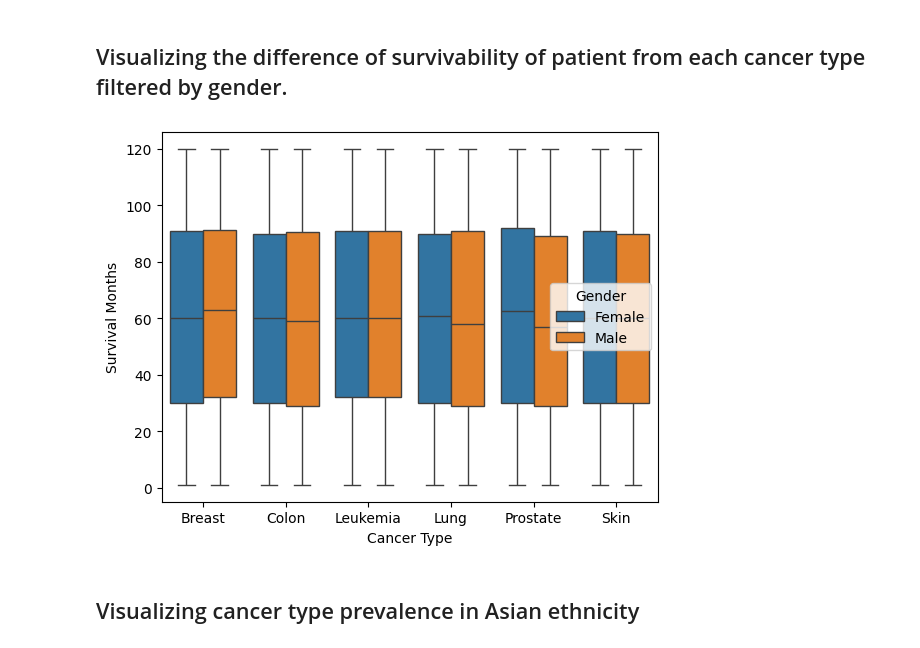
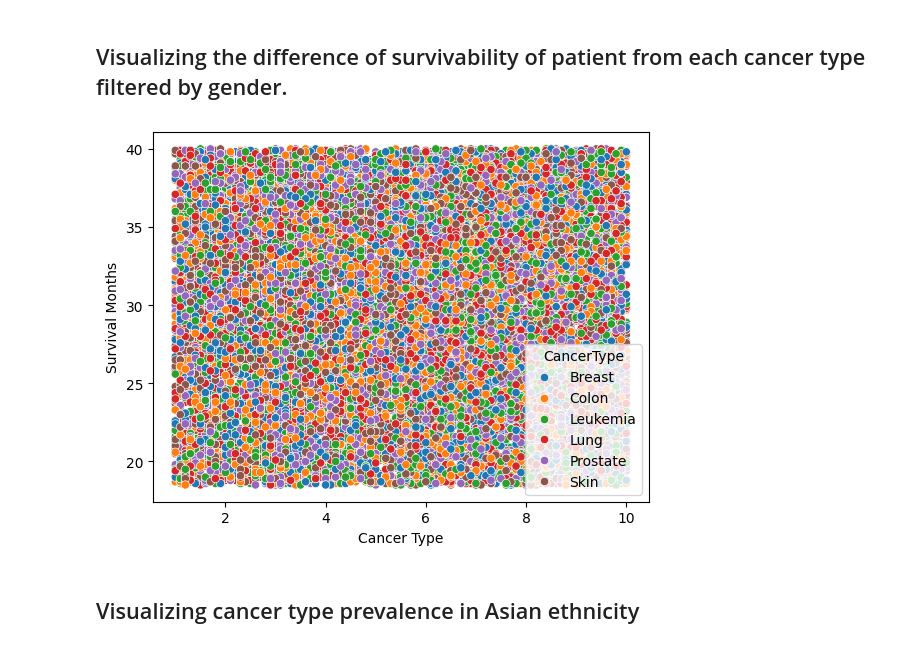
Before and after one commit to ascxiao/Cancer-Dataset-Analysis, a Jupyter notebook: cancer.ipynb, the cells around one changed output. Saved outputs shown, nothing was run; the diff lists cells and outputs as text; code cells hidden in the pictures.

```diff
--- a/cancer.ipynb
+++ b/cancer.ipynb
@@ -102,12 +102,12 @@ to_float16('TumorSize')
 # %% [markdown]
 <h2>Visualizing the difference of survivability of patient from each cancer type filtered by gender. </h2>
 # %%
-g = sns.boxplot(x = 'CancerType', y = 'SurvivalMonths', data = cancer_transform, hue = 'Gender')
+g = sns.scatterplot(x = 'TumorSize', y = 'BMI', data = cancer_transform, hue = 'CancerType')
 g.set(xlabel = 'Cancer Type', ylabel = 'Survival Months')
 
 plt.show()
 # %% [output]
-[figure, old version]
+[figure, new version]
 # %% [markdown]
 <h2>Visualizing cancer type prevalence in Asian ethnicity</h2>
 # %%
```
Also changed, not shown: parts of 4 cells of this notebook.
